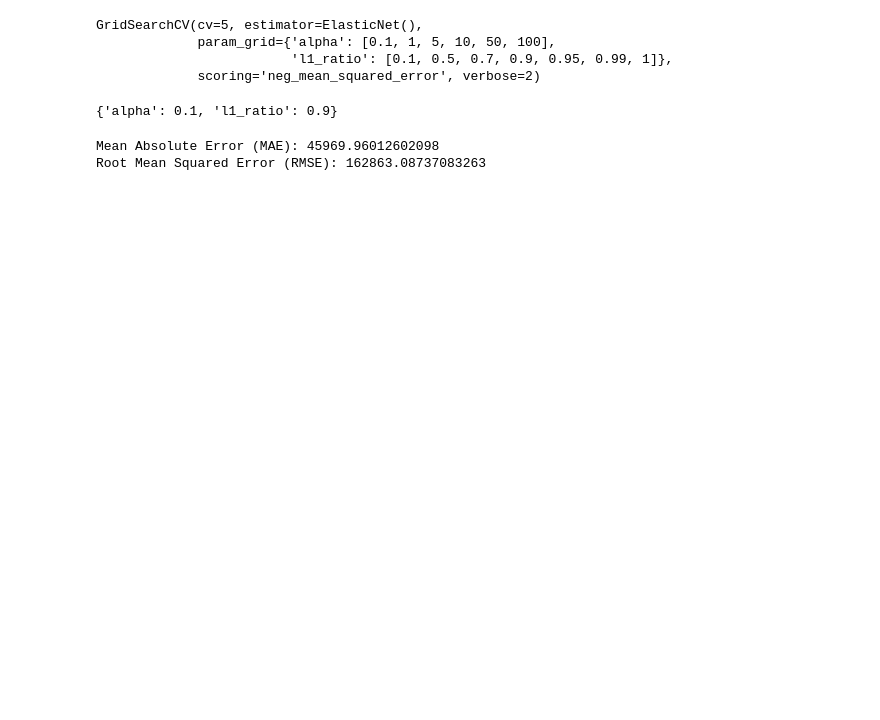
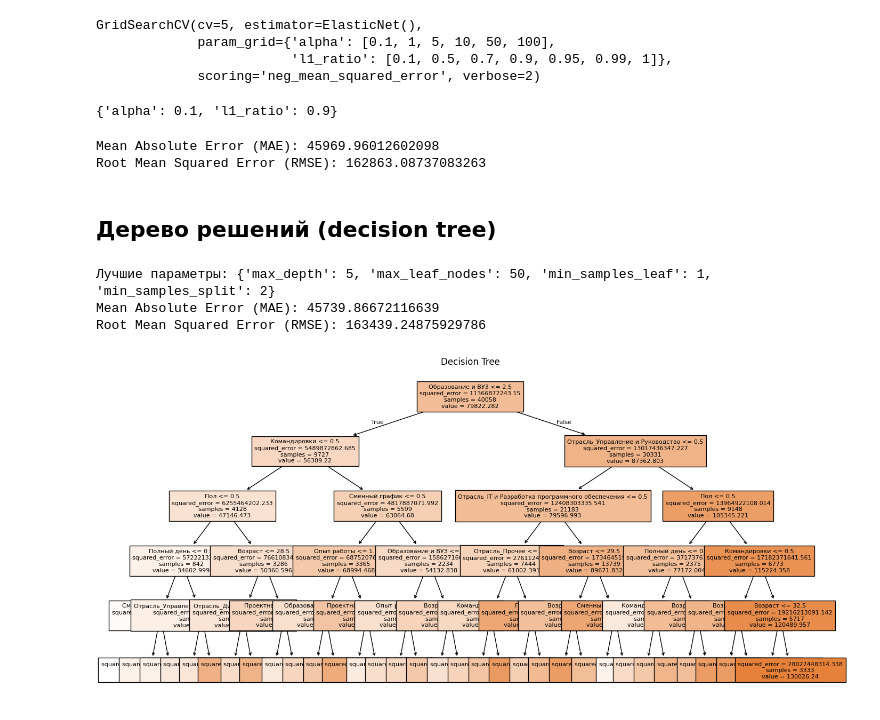
Before and after one commit to mrJimed/hh_dataset, a Jupyter notebook: hh_dataset.ipynb, the cells around one changed output. Drawn from its saved outputs; the diff is of its cells as text; code cells hidden in the pictures; blank space fills up the shorter version.

Commit message:
added methods random forest and decision tree

```diff
--- a/hh_dataset.ipynb
+++ b/hh_dataset.ipynb
@@ -488,3 +490,57 @@ print(f"Root Mean Squared Error (RMSE): {rmse}")
 # %% [output]
 Mean Absolute Error (MAE): 45969.96012602098
 Root Mean Squared Error (RMSE): 162863.08737083263
+# %% [markdown]
+## Дерево решений (decision tree)
+# %%
+from sklearn.tree import DecisionTreeRegressor, plot_tree
+from sklearn.metrics import mean_absolute_error, mean_squared_error
+from sklearn.model_selection import GridSearchCV
+
+import matplotlib.pyplot as plt
+import numpy as np
+
+# Улучшение модели с использованием поиска по сетке для оптимизации гиперпараметров
+
+# Определение параметров для поиска
+param_grid = {
+    'max_depth': [3, 5, 10, 20, None],
+    'max_leaf_nodes': [10, 20, 50, 100, 200, None],
+    'min_samples_split': [2, 5, 10],
+    'min_samples_leaf': [1, 2, 4]
+}
+
+# Инициализация модели DecisionTreeRegressor
+dt = DecisionTreeRegressor(random_state=101)
+
+# Поиск по сетке
+grid_search = GridSearchCV(estimator=dt, param_grid=param_grid, cv=5, scoring='neg_mean_squared_error', n_jobs=-1)
+grid_search.fit(X_train, y_train)
+
+best_params = grid_search.best_params_
+print("Лучшие параметры:", best_params)
+
+dt_model = DecisionTreeRegressor(random_state=101, **best_params)
+dt_model.fit(X_train, y_train)
+
+# 2. Оценка метрик работы модели
+y_pred = dt_model.predict(X_test)
+
+# MAE
+mae = mean_absolute_error(y_test, y_pred)
+print(f"Mean Absolute Error (MAE): {mae}")
+
+# RMSE
+rmse = np.sqrt(mean_squared_error(y_test, y_pred))
+print(f"Root Mean Squared Error (RMSE): {rmse}")
+
+# Построение дерева решений
+plt.figure(figsize=(16, 8))
+plot_tree(dt_model, feature_names=X_train.columns, filled=True, fontsize=8)
+plt.title("Decision Tree")
+plt.show()
+# %% [output]
+Лучшие параметры: {'max_depth': 5, 'max_leaf_nodes': 50, 'min_samples_leaf': 1, 'min_samples_split': 2}
+Mean Absolute Error (MAE): 45739.86672116639
+Root Mean Squared Error (RMSE): 163439.24875929786
+[figure, added]
```
Also changed, not shown: parts of 9 cells of this notebook.
